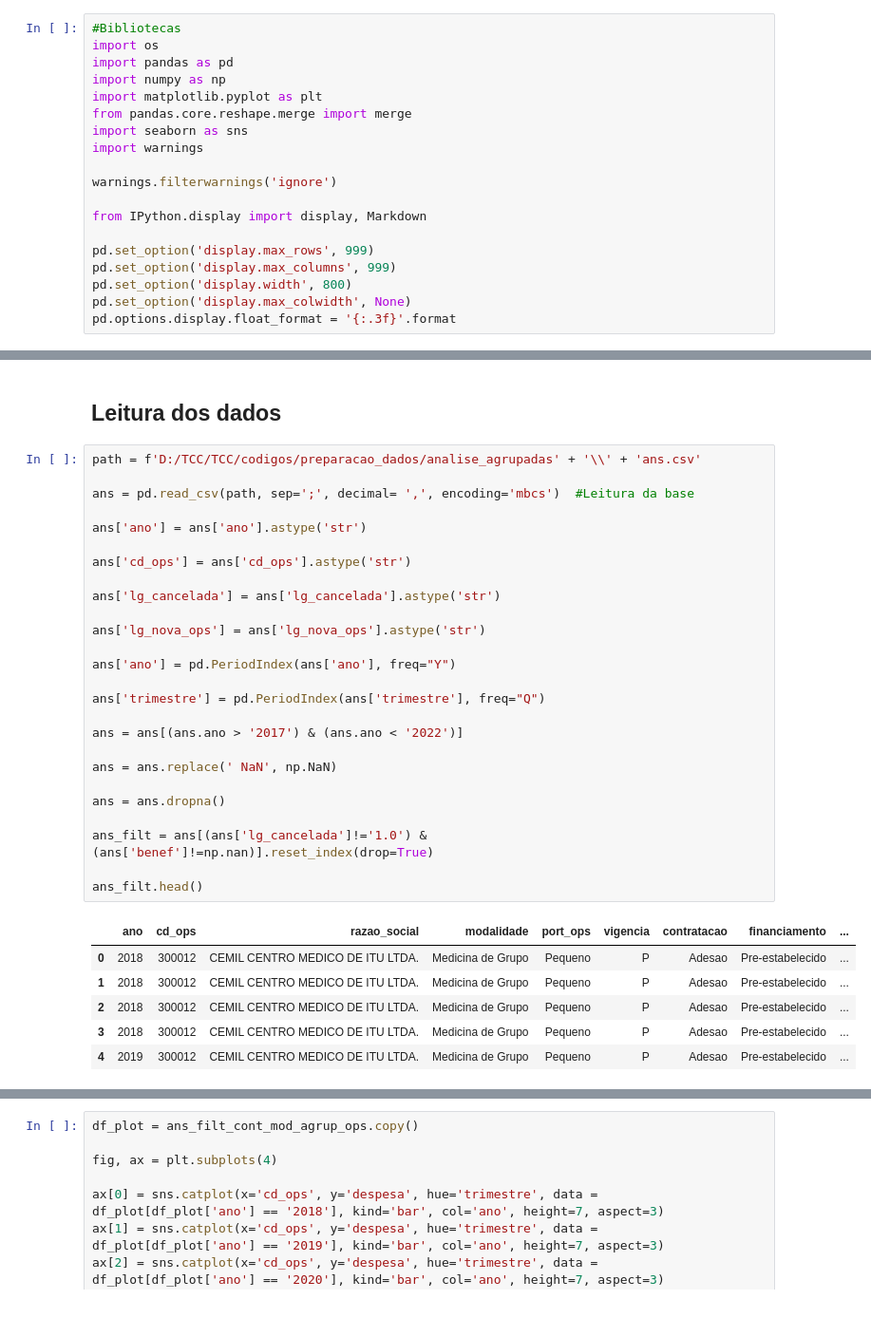
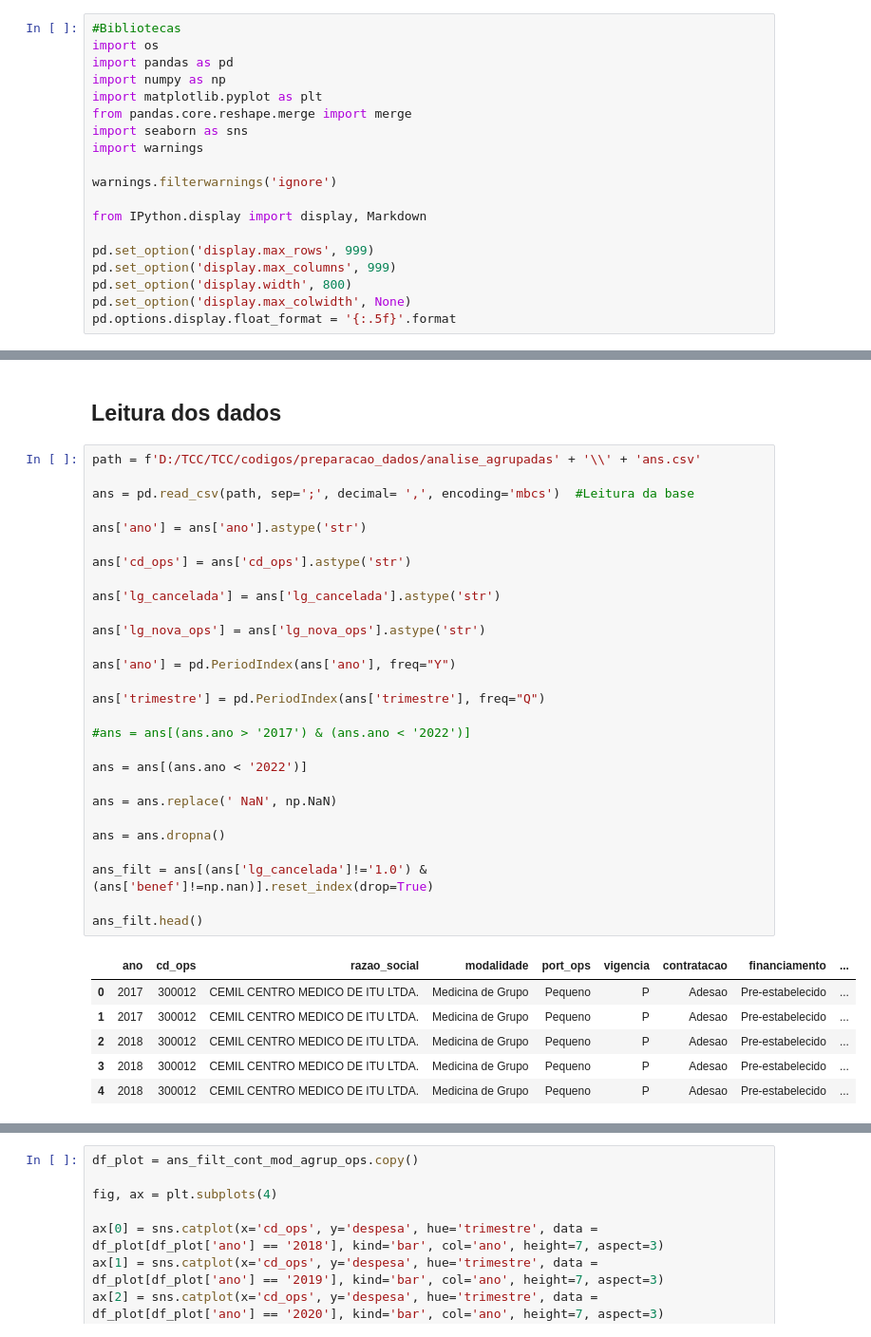
Before and after one commit to ricardofernando/TCC, a Jupyter notebook: codigos/preparacao_dados/analise_agrupadas/adesao/porte_grande/adesao_grande_cooperativa_medica/preparacao_dados-ade_G_coopmed.ipynb, the cells around one changed output, grey strips where cells are left out. Shown at 95% size. Cells and saved outputs as stored; diff of their text form.

```diff
--- a/codigos/preparacao_dados/analise_agrupadas/adesao/porte_grande/adesao_grande_cooperativa_medica/preparacao_dados-ade_G_coopmed.ipynb
+++ b/codigos/preparacao_dados/analise_agrupadas/adesao/porte_grande/adesao_grande_cooperativa_medica/preparacao_dados-ade_G_coopmed.ipynb
@@ -16,7 +16,7 @@ pd.set_option('display.max_rows', 999)
 pd.set_option('display.max_columns', 999)
 pd.set_option('display.width', 800)
 pd.set_option('display.max_colwidth', None)
-pd.options.display.float_format = '{:.3f}'.format
+pd.options.display.float_format = '{:.5f}'.format
 # %%
 #Funções auxiliares
 
@@ -56,36 +56,38 @@ tipo_modalidade = 'Cooperativa Médica'
 # %%
 path = f'D:/TCC/TCC/codigos/preparacao_dados/analise_agrupadas' + '\\' + 'ans.csv'
 
 ans = pd.read_csv(path, sep=';', decimal= ',', encoding='mbcs')  #Leitura da base
 
 ans['ano'] = ans['ano'].astype('str')
 
 ans['cd_ops'] = ans['cd_ops'].astype('str')
 
 ans['lg_cancelada'] = ans['lg_cancelada'].astype('str')
 
 ans['lg_nova_ops'] = ans['lg_nova_ops'].astype('str')
 
 ans['ano'] = pd.PeriodIndex(ans['ano'], freq="Y")
 
 ans['trimestre'] = pd.PeriodIndex(ans['trimestre'], freq="Q")
 
-ans = ans[(ans.ano > '2017') & (ans.ano < '2022')]
+#ans = ans[(ans.ano > '2017') & (ans.ano < '2022')]
+
+ans = ans[(ans.ano < '2022')]
 
 ans = ans.replace(' NaN', np.NaN)
 
 ans = ans.dropna()
 
 ans_filt = ans[(ans['lg_cancelada']!='1.0') & (ans['benef']!=np.nan)].reset_index(drop=True)
 
 ans_filt.head()
 # %% [output]
 |  | ano | cd_ops | razao_social | modalidade | port_ops | vigencia | contratacao | financiamento | ... |
-| 0 | 2018 | 300012 | CEMIL CENTRO MEDICO DE ITU LTDA. | Medicina de Grupo | Pequeno | P | Adesao | Pre-estabelecido | ... |
-| 1 | 2018 | 300012 | CEMIL CENTRO MEDICO DE ITU LTDA. | Medicina de Grupo | Pequeno | P | Adesao | Pre-estabelecido | ... |
+| 0 | 2017 | 300012 | CEMIL CENTRO MEDICO DE ITU LTDA. | Medicina de Grupo | Pequeno | P | Adesao | Pre-estabelecido | ... |
+| 1 | 2017 | 300012 | CEMIL CENTRO MEDICO DE ITU LTDA. | Medicina de Grupo | Pequeno | P | Adesao | Pre-estabelecido | ... |
 | 2 | 2018 | 300012 | CEMIL CENTRO MEDICO DE ITU LTDA. | Medicina de Grupo | Pequeno | P | Adesao | Pre-estabelecido | ... |
 | 3 | 2018 | 300012 | CEMIL CENTRO MEDICO DE ITU LTDA. | Medicina de Grupo | Pequeno | P | Adesao | Pre-estabelecido | ... |
-| 4 | 2019 | 300012 | CEMIL CENTRO MEDICO DE ITU LTDA. | Medicina de Grupo | Pequeno | P | Adesao | Pre-estabelecido | ... |
+| 4 | 2018 | 300012 | CEMIL CENTRO MEDICO DE ITU LTDA. | Medicina de Grupo | Pequeno | P | Adesao | Pre-estabelecido | ... |
 # %%
 ans_filt_cont_mod = ans_filt[ (ans_filt['contratacao'] == tipo_contratacao) &
                               (ans_filt['modalidade'] == tipo_modalidade) &
```
Also changed, not shown: parts of 6 cells of this notebook, 11 other files.
